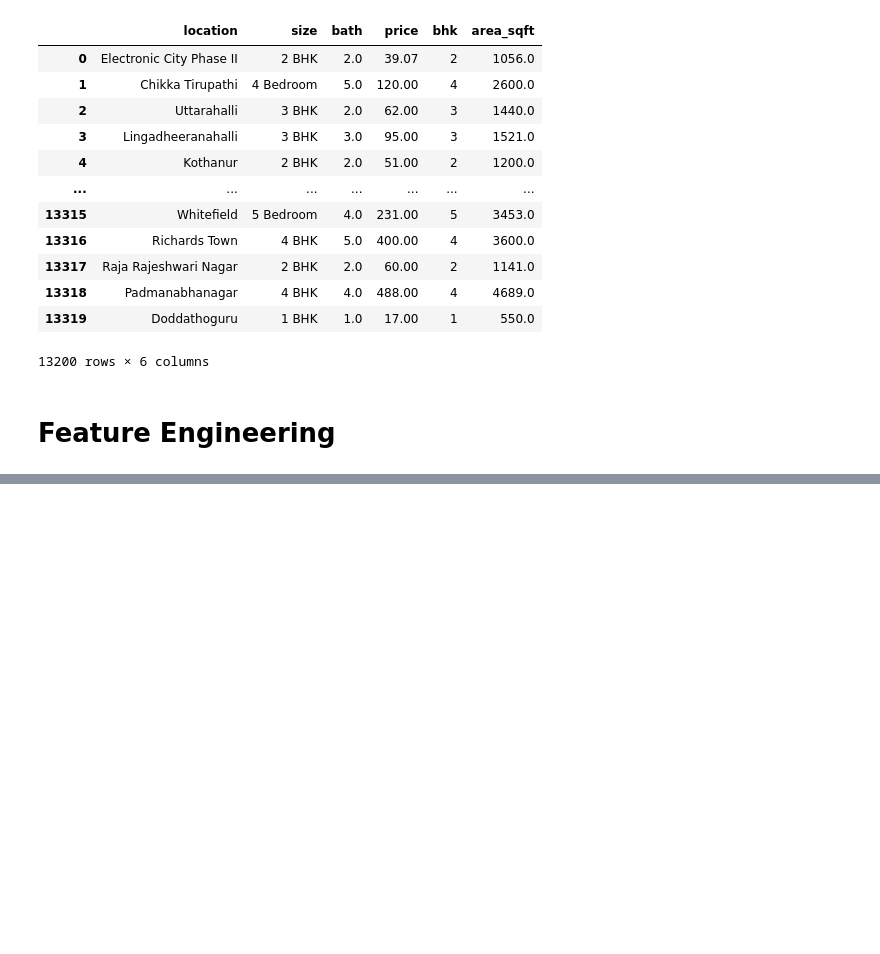
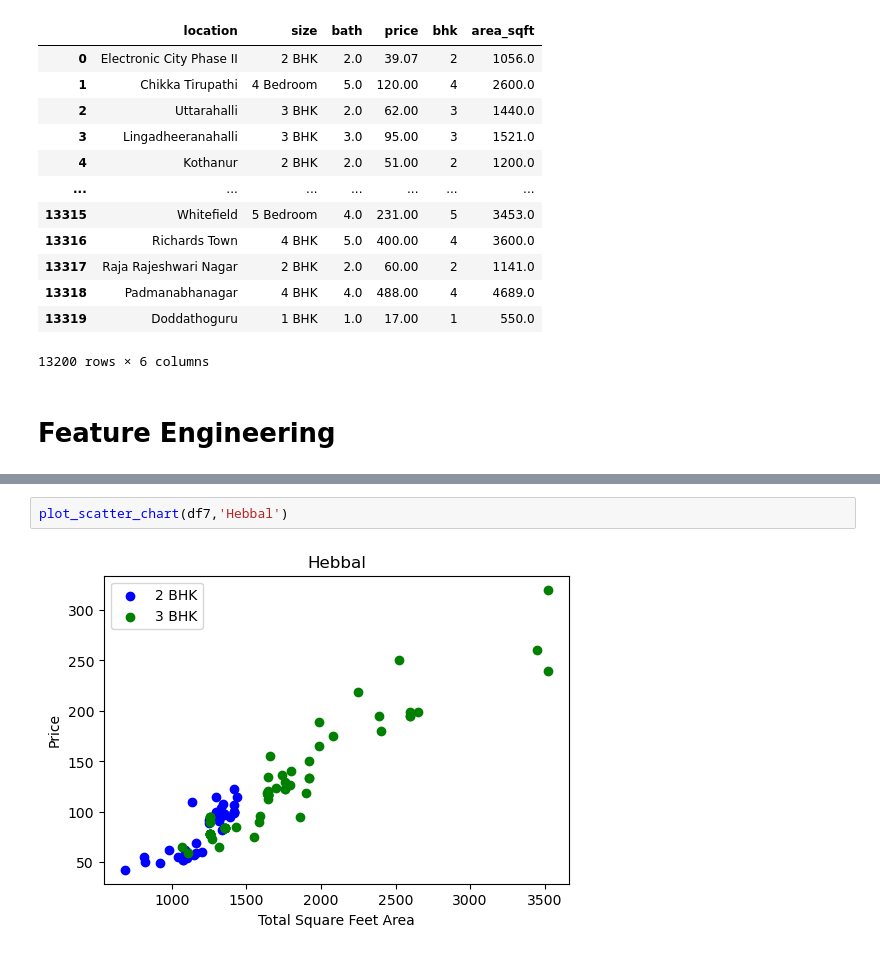
Before and after one commit to abhishekokumar/house_price_prediction, a Jupyter notebook: notebook/house_price_prediction.ipynb, the cells around one changed output, grey strips where cells are left out. Cells and saved outputs as stored; diff of their text form; blank space fills up the shorter version.

```diff
--- a/notebook/house_price_prediction.ipynb
+++ b/notebook/house_price_prediction.ipynb
@@ -319,0 +515,4 @@ df4
+# %%
+plot_scatter_chart(df7,'Hebbal')
+# %% [output]
+[figure, added]
```
Also changed, not shown: parts of 37 cells of this notebook.
